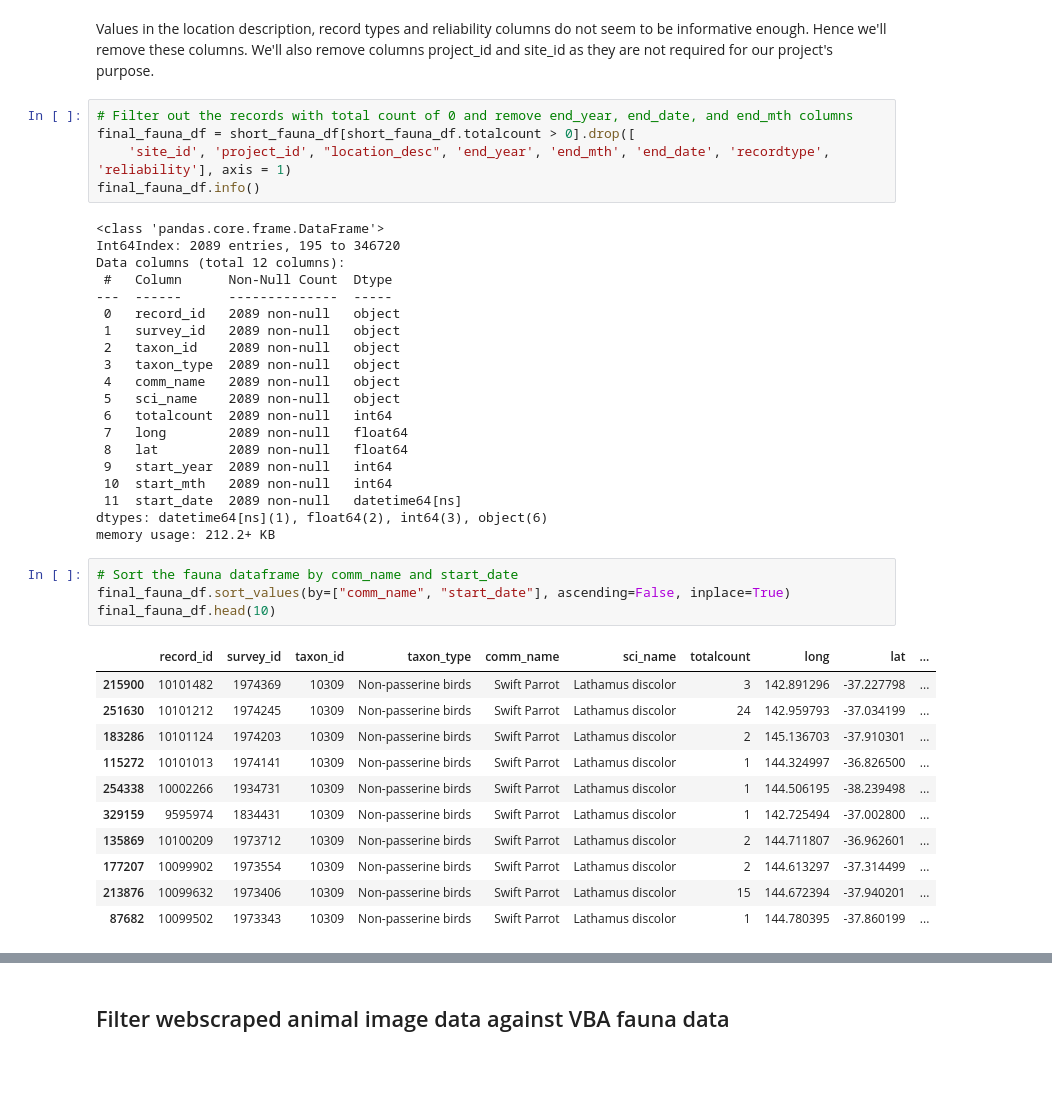
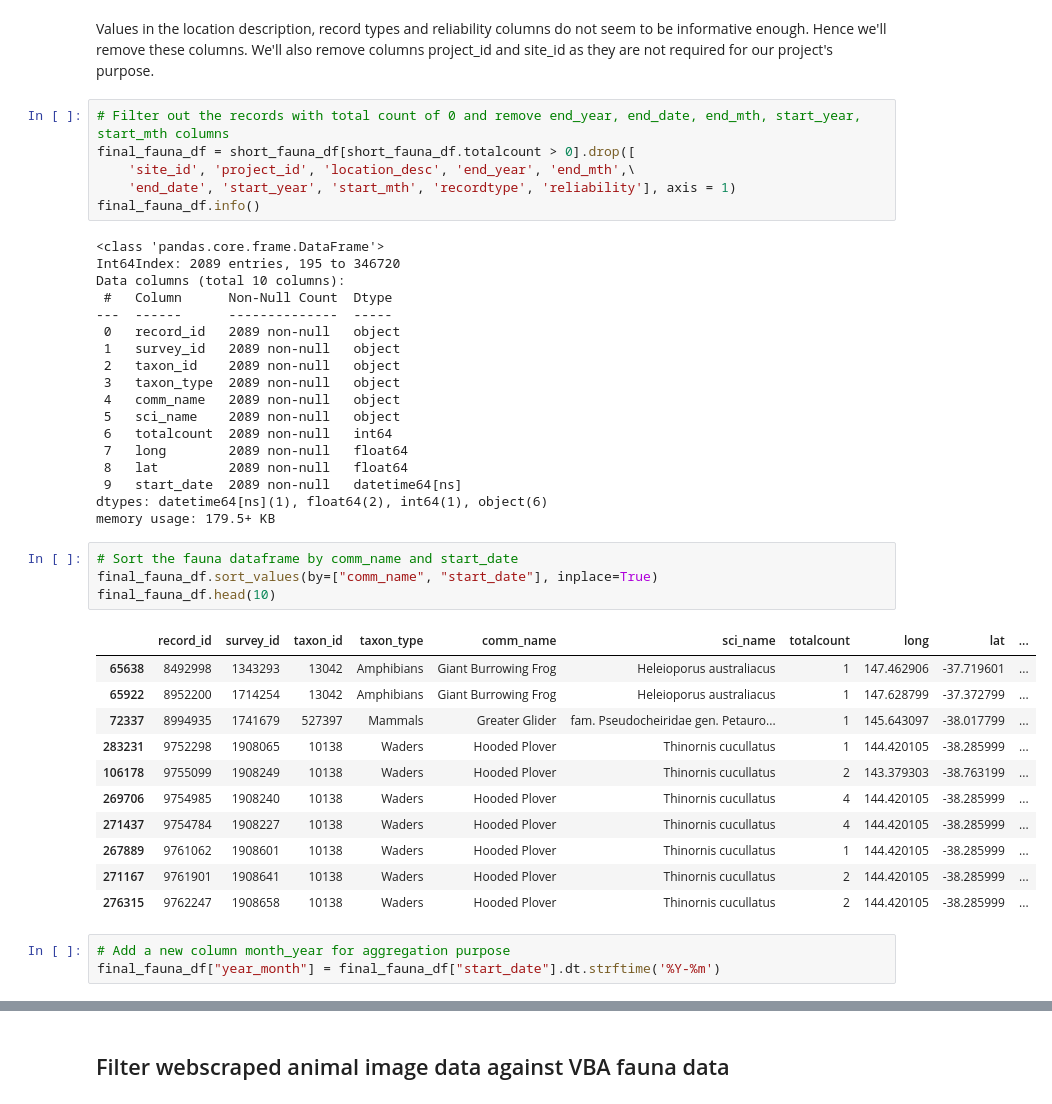
Before and after one commit to poojaisabelle/Project-Two, a Jupyter notebook: database/ETL_vba_scraped_fauna.ipynb, the cells around one changed output, grey strips where cells are left out. Saved outputs shown, nothing was run; the diff lists cells and outputs as text; blank space fills up the shorter version.

```diff
--- a/database/ETL_vba_scraped_fauna.ipynb
+++ b/database/ETL_vba_scraped_fauna.ipynb
@@ -283,14 +285,15 @@ array(['Confirmed', 'Acceptable'], dtype=object)
 # %% [markdown]
 Values in the location description, record types and reliability columns do not seem to be informative enough. Hence we'll remove these columns. We'll also remove columns project_id and site_id as they are not required for our project's purpose.
 # %%
-# Filter out the records with total count of 0 and remove end_year, end_date, and end_mth columns
+# Filter out the records with total count of 0 and remove end_year, end_date, end_mth, start_year, start_mth columns
 final_fauna_df = short_fauna_df[short_fauna_df.totalcount > 0].drop([
-    'site_id', 'project_id', "location_desc", 'end_year', 'end_mth', 'end_date', 'recordtype', 'reliability'], axis = 1)
+    'site_id', 'project_id', 'location_desc', 'end_year', 'end_mth',\
+    'end_date', 'start_year', 'start_mth', 'recordtype', 'reliability'], axis = 1)
 final_fauna_df.info()
 # %% [output]
 <class 'pandas.core.frame.DataFrame'>
 Int64Index: 2089 entries, 195 to 346720
-Data columns (total 12 columns):
+Data columns (total 10 columns):
  #   Column      Non-Null Count  Dtype
 ---  ------      --------------  -----
  0   record_id   2089 non-null   object
@@ -302,24 +305,25 @@ Data columns (total 12 columns):
  6   totalcount  2089 non-null   int64
  7   long        2089 non-null   float64
  8   lat         2089 non-null   float64
- 9   start_year  2089 non-null   int64
- 10  start_mth   2089 non-null   int64
- 11  start_date  2089 non-null   datetime64[ns]
-dtypes: datetime64[ns](1), float64(2), int64(3), object(6)
-memory usage: 212.2+ KB
+ 9   start_date  2089 non-null   datetime64[ns]
+dtypes: datetime64[ns](1), float64(2), int64(1), object(6)
+memory usage: 179.5+ KB
 # %%
 # Sort the fauna dataframe by comm_name and start_date
-final_fauna_df.sort_values(by=["comm_name", "start_date"], ascending=False, inplace=True)
+final_fauna_df.sort_values(by=["comm_name", "start_date"], inplace=True)
 final_fauna_df.head(10)
 # %% [output]
 |  | record_id | survey_id | taxon_id | taxon_type | comm_name | sci_name | totalcount | long | lat | ... |
-| 215900 | 10101482 | 1974369 | 10309 | Non-passerine birds | Swift Parrot | Lathamus discolor | 3 | 142.891296 | -37.227798 | ... |
-| 251630 | 10101212 | 1974245 | 10309 | Non-passerine birds | Swift Parrot | Lathamus discolor | 24 | 142.959793 | -37.034199 | ... |
-| 183286 | 10101124 | 1974203 | 10309 | Non-passerine birds | Swift Parrot | Lathamus discolor | 2 | 145.136703 | -37.910301 | ... |
-| 115272 | 10101013 | 1974141 | 10309 | Non-passerine birds | Swift Parrot | Lathamus discolor | 1 | 144.324997 | -36.826500 | ... |
-| 254338 | 10002266 | 1934731 | 10309 | Non-passerine birds | Swift Parrot | Lathamus discolor | 1 | 144.506195 | -38.239498 | ... |
-| 329159 | 9595974 | 1834431 | 10309 | Non-passerine birds | Swift Parrot | Lathamus discolor | 1 | 142.725494 | -37.002800 | ... |
-| 135869 | 10100209 | 1973712 | 10309 | Non-passerine birds | Swift Parrot | Lathamus discolor | 2 | 144.711807 | -36.962601 | ... |
-| 177207 | 10099902 | 1973554 | 10309 | Non-passerine birds | Swift Parrot | Lathamus discolor | 2 | 144.613297 | -37.314499 | ... |
-| 213876 | 10099632 | 1973406 | 10309 | Non-passerine birds | Swift Parrot | Lathamus discolor | 15 | 144.672394 | -37.940201 | ... |
-| 87682 | 10099502 | 1973343 | 10309 | Non-passerine birds | Swift Parrot | Lathamus discolor | 1 | 144.780395 | -37.860199 | ... |
+| 65638 | 8492998 | 1343293 | 13042 | Amphibians | Giant Burrowing Frog | Heleioporus australiacus | 1 | 147.462906 | -37.719601 | ... |
+| 65922 | 8952200 | 1714254 | 13042 | Amphibians | Giant Burrowing Frog | Heleioporus australiacus | 1 | 147.628799 | -37.372799 | ... |
+| 72337 | 8994935 | 1741679 | 527397 | Mammals | Greater Glider | fam. Pseudocheiridae gen. Petauro... | 1 | 145.643097 | -38.017799 | ... |
+| 283231 | 9752298 | 1908065 | 10138 | Waders | Hooded Plover | Thinornis cucullatus | 1 | 144.420105 | -38.285999 | ... |
+| 106178 | 9755099 | 1908249 | 10138 | Waders | Hooded Plover | Thinornis cucullatus | 2 | 143.379303 | -38.763199 | ... |
+| 269706 | 9754985 | 1908240 | 10138 | Waders | Hooded Plover | Thinornis cucullatus | 4 | 144.420105 | -38.285999 | ... |
+| 271437 | 9754784 | 1908227 | 10138 | Waders | Hooded Plover | Thinornis cucullatus | 4 | 144.420105 | -38.285999 | ... |
+| 267889 | 9761062 | 1908601 | 10138 | Waders | Hooded Plover | Thinornis cucullatus | 1 | 144.420105 | -38.285999 | ... |
+| 271167 | 9761901 | 1908641 | 10138 | Waders | Hooded Plover | Thinornis cucullatus | 2 | 144.420105 | -38.285999 | ... |
+| 276315 | 9762247 | 1908658 | 10138 | Waders | Hooded Plover | Thinornis cucullatus | 2 | 144.420105 | -38.285999 | ... |
+# %%
+# Add a new column month_year for aggregation purpose
+final_fauna_df["year_month"] = final_fauna_df["start_date"].dt.strftime('%Y-%m')
```
Also changed, not shown: parts of 11 cells of this notebook.
